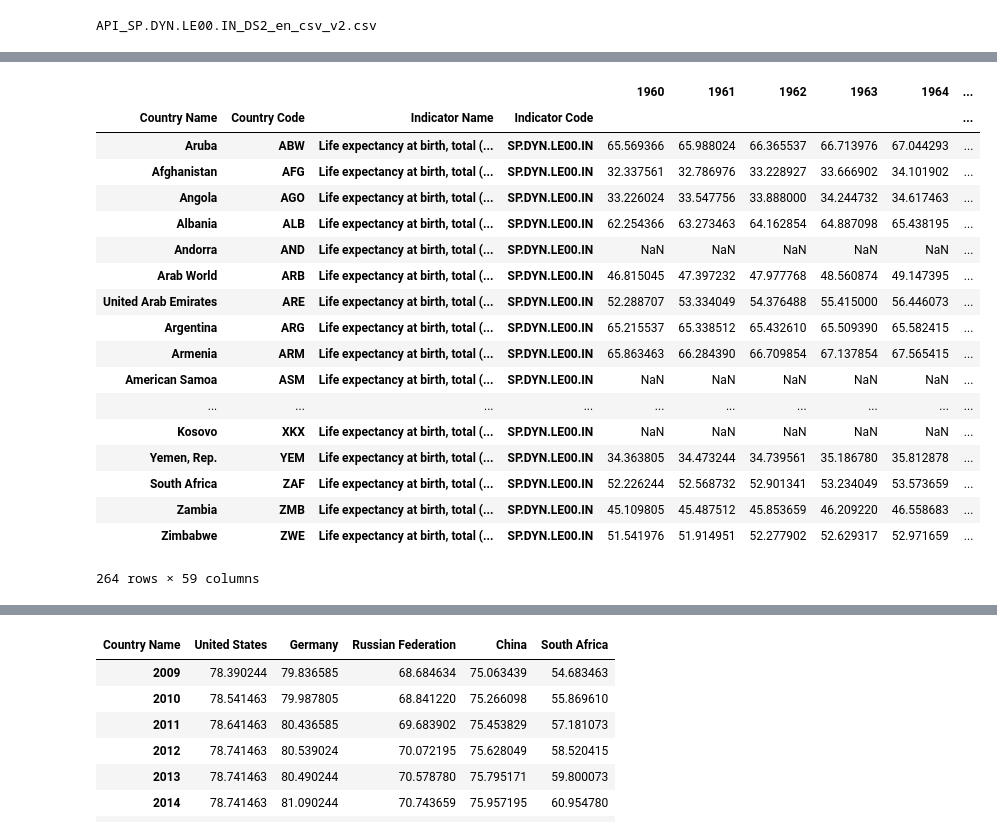
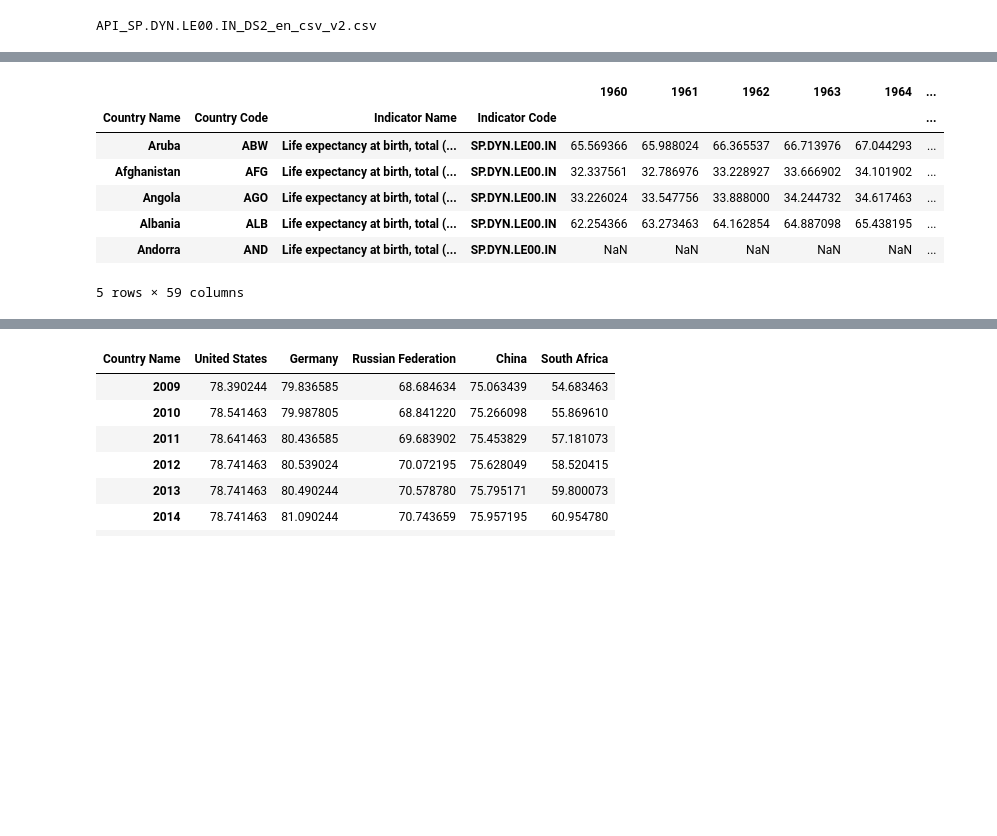
Before and after one commit to PacktPublishing/Jupyter-Notebook-for-Data-Science, a Jupyter notebook: life_expectancy.ipynb, the cells around one changed output, grey strips where cells are left out. Saved outputs shown, nothing was run; the diff lists cells and outputs as text; code cells hidden in the pictures; blank space fills up the shorter version.

```diff
--- a/life_expectancy.ipynb
+++ b/life_expectancy.ipynb
@@ -26,26 +26,15 @@ API_SP.DYN.LE00.IN_DS2_en_csv_v2.csv
 "Andorra","AND","Life expectancy at birth, total (years)","SP.DYN.LE00.IN","","","","","","","","","","","","","","","","","","","","","","","","","","","","","","","","","","","","","","","","","","" ...
 # %%
 df = pd.read_csv("data/life_expectancy/API_SP.DYN.LE00.IN_DS2_en_csv_v2.csv", header=2, index_col=[0,1,2, 3])
-df
+df.head()
 # %% [output]
 |  |  |  |  | 1960 | 1961 | 1962 | 1963 | 1964 | ... |
 | Country Name | Country Code | Indicator Name | Indicator Code |  |  |  |  |  | ... |
 | Aruba | ABW | Life expectancy at birth, total (... | SP.DYN.LE00.IN | 65.569366 | 65.988024 | 66.365537 | 66.713976 | 67.044293 | ... |
 | Afghanistan | AFG | Life expectancy at birth, total (... | SP.DYN.LE00.IN | 32.337561 | 32.786976 | 33.228927 | 33.666902 | 34.101902 | ... |
 | Angola | AGO | Life expectancy at birth, total (... | SP.DYN.LE00.IN | 33.226024 | 33.547756 | 33.888000 | 34.244732 | 34.617463 | ... |
 | Albania | ALB | Life expectancy at birth, total (... | SP.DYN.LE00.IN | 62.254366 | 63.273463 | 64.162854 | 64.887098 | 65.438195 | ... |
 | Andorra | AND | Life expectancy at birth, total (... | SP.DYN.LE00.IN | NaN | NaN | NaN | NaN | NaN | ... |
-| Arab World | ARB | Life expectancy at birth, total (... | SP.DYN.LE00.IN | 46.815045 | 47.397232 | 47.977768 | 48.560874 | 49.147395 | ... |
-| United Arab Emirates | ARE | Life expectancy at birth, total (... | SP.DYN.LE00.IN | 52.288707 | 53.334049 | 54.376488 | 55.415000 | 56.446073 | ... |
-| Argentina | ARG | Life expectancy at birth, total (... | SP.DYN.LE00.IN | 65.215537 | 65.338512 | 65.432610 | 65.509390 | 65.582415 | ... |
-| Armenia | ARM | Life expectancy at birth, total (... | SP.DYN.LE00.IN | 65.863463 | 66.284390 | 66.709854 | 67.137854 | 67.565415 | ... |
-| American Samoa | ASM | Life expectancy at birth, total (... | SP.DYN.LE00.IN | NaN | NaN | NaN | NaN | NaN | ... |
-| ... | ... | ... | ... | ... | ... | ... | ... | ... | ... |
-| Kosovo | XKX | Life expectancy at birth, total (... | SP.DYN.LE00.IN | NaN | NaN | NaN | NaN | NaN | ... |
-| Yemen, Rep. | YEM | Life expectancy at birth, total (... | SP.DYN.LE00.IN | 34.363805 | 34.473244 | 34.739561 | 35.186780 | 35.812878 | ... |
-| South Africa | ZAF | Life expectancy at birth, total (... | SP.DYN.LE00.IN | 52.226244 | 52.568732 | 52.901341 | 53.234049 | 53.573659 | ... |
-| Zambia | ZMB | Life expectancy at birth, total (... | SP.DYN.LE00.IN | 45.109805 | 45.487512 | 45.853659 | 46.209220 | 46.558683 | ... |
-| Zimbabwe | ZWE | Life expectancy at birth, total (... | SP.DYN.LE00.IN | 51.541976 | 51.914951 | 52.277902 | 52.629317 | 52.971659 | ... |
-264 rows × 59 columns
+5 rows × 59 columns
 # %%
 life_expectancy = df.groupby(level=0).first().transpose()
```
Also changed, not shown: parts of 3 cells of this notebook, 1 other file.
